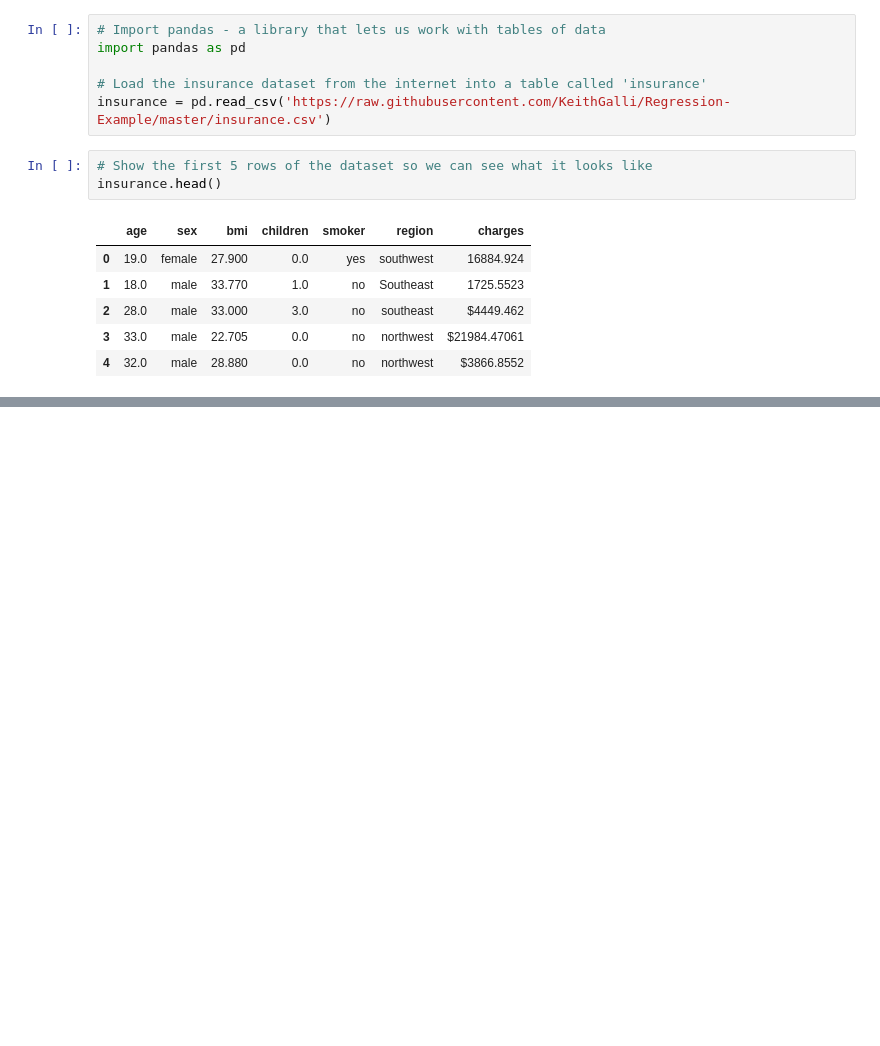
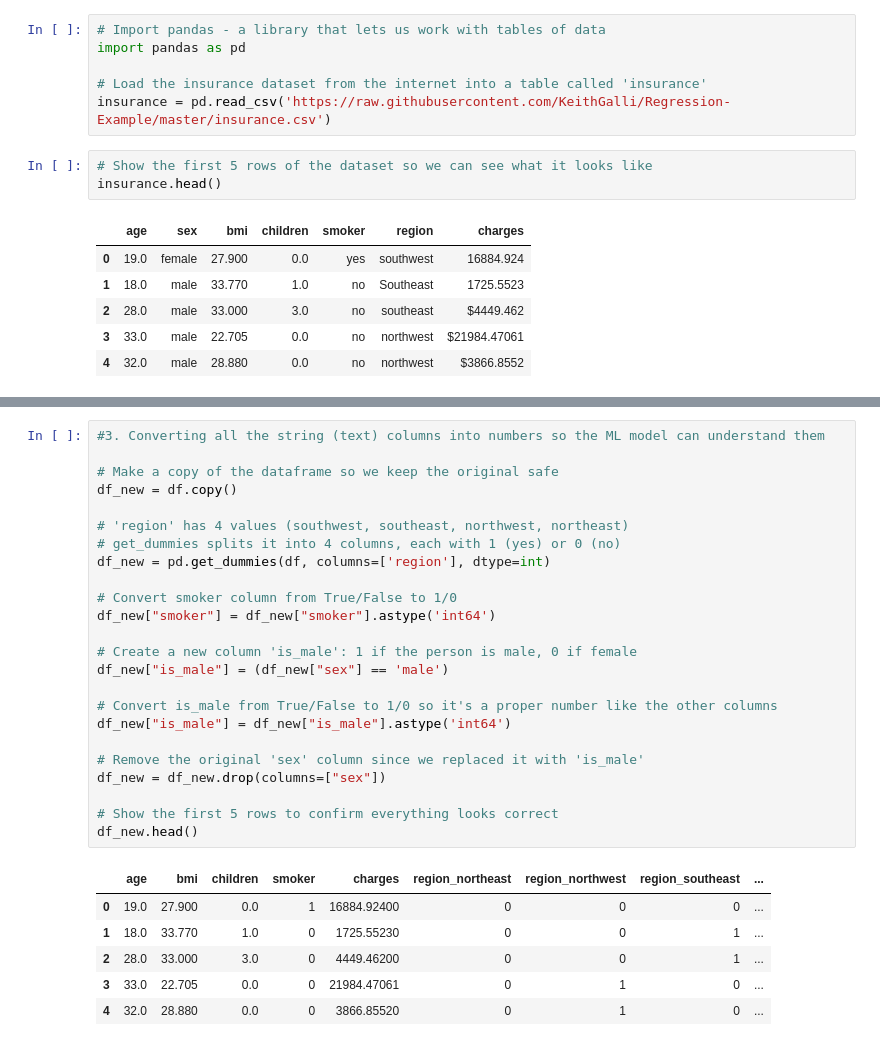
Before and after one commit to PRB18/insurance_prediction, a Jupyter notebook: insurance.ipynb, the cells around one changed output, grey strips where cells are left out. Saved outputs shown, nothing was run; the diff lists cells and outputs as text; blank space fills up the shorter version.

```diff
--- a/insurance.ipynb
+++ b/insurance.ipynb
@@ -68,0 +79,31 @@ plt.scatter(df['age'],df['charges'])
+# %%
+#3. Converting all the string (text) columns into numbers so the ML model can understand them
+
+# Make a copy of the dataframe so we keep the original safe
+df_new = df.copy()
+
+# 'region' has 4 values (southwest, southeast, northwest, northeast)
+# get_dummies splits it into 4 columns, each with 1 (yes) or 0 (no)
+df_new = pd.get_dummies(df, columns=['region'], dtype=int)
+
+# Convert smoker column from True/False to 1/0
+df_new["smoker"] = df_new["smoker"].astype('int64')
+
+# Create a new column 'is_male': 1 if the person is male, 0 if female
+df_new["is_male"] = (df_new["sex"] == 'male')
+
+# Convert is_male from True/False to 1/0 so it's a proper number like the other columns
+df_new["is_male"] = df_new["is_male"].astype('int64')
+
+# Remove the original 'sex' column since we replaced it with 'is_male'
+df_new = df_new.drop(columns=["sex"])
+
+# Show the first 5 rows to confirm everything looks correct
+df_new.head()
+# %% [output]
+|  | age | bmi | children | smoker | charges | region_northeast | region_northwest | region_southeast | ... |
+| 0 | 19.0 | 27.900 | 0.0 | 1 | 16884.92400 | 0 | 0 | 0 | ... |
+| 1 | 18.0 | 33.770 | 1.0 | 0 | 1725.55230 | 0 | 0 | 1 | ... |
+| 2 | 28.0 | 33.000 | 3.0 | 0 | 4449.46200 | 0 | 0 | 1 | ... |
+| 3 | 33.0 | 22.705 | 0.0 | 0 | 21984.47061 | 0 | 1 | 0 | ... |
+| 4 | 32.0 | 28.880 | 0.0 | 0 | 3866.85520 | 0 | 1 | 0 | ... |
```
Also changed, not shown: parts of 2 cells of this notebook.
